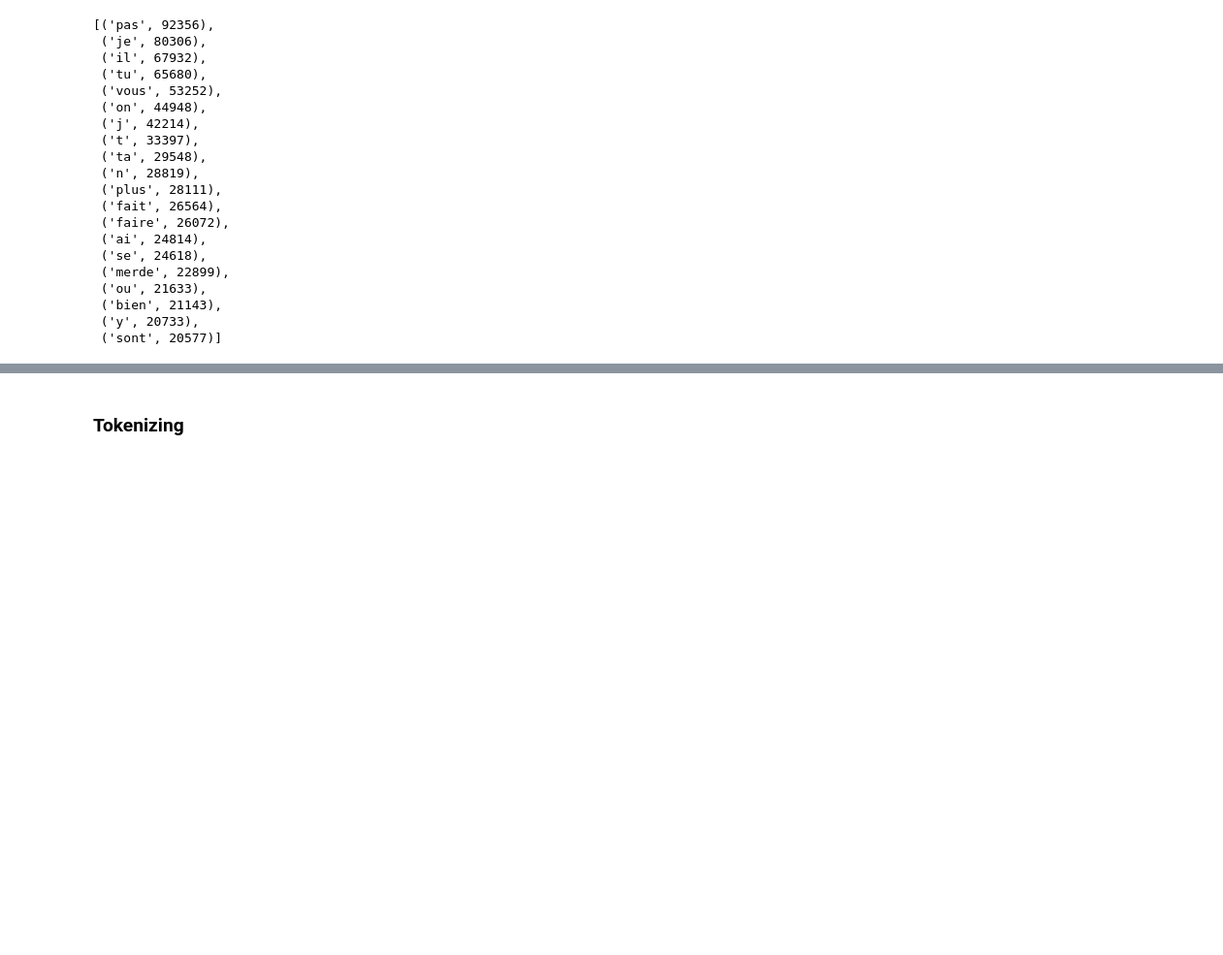
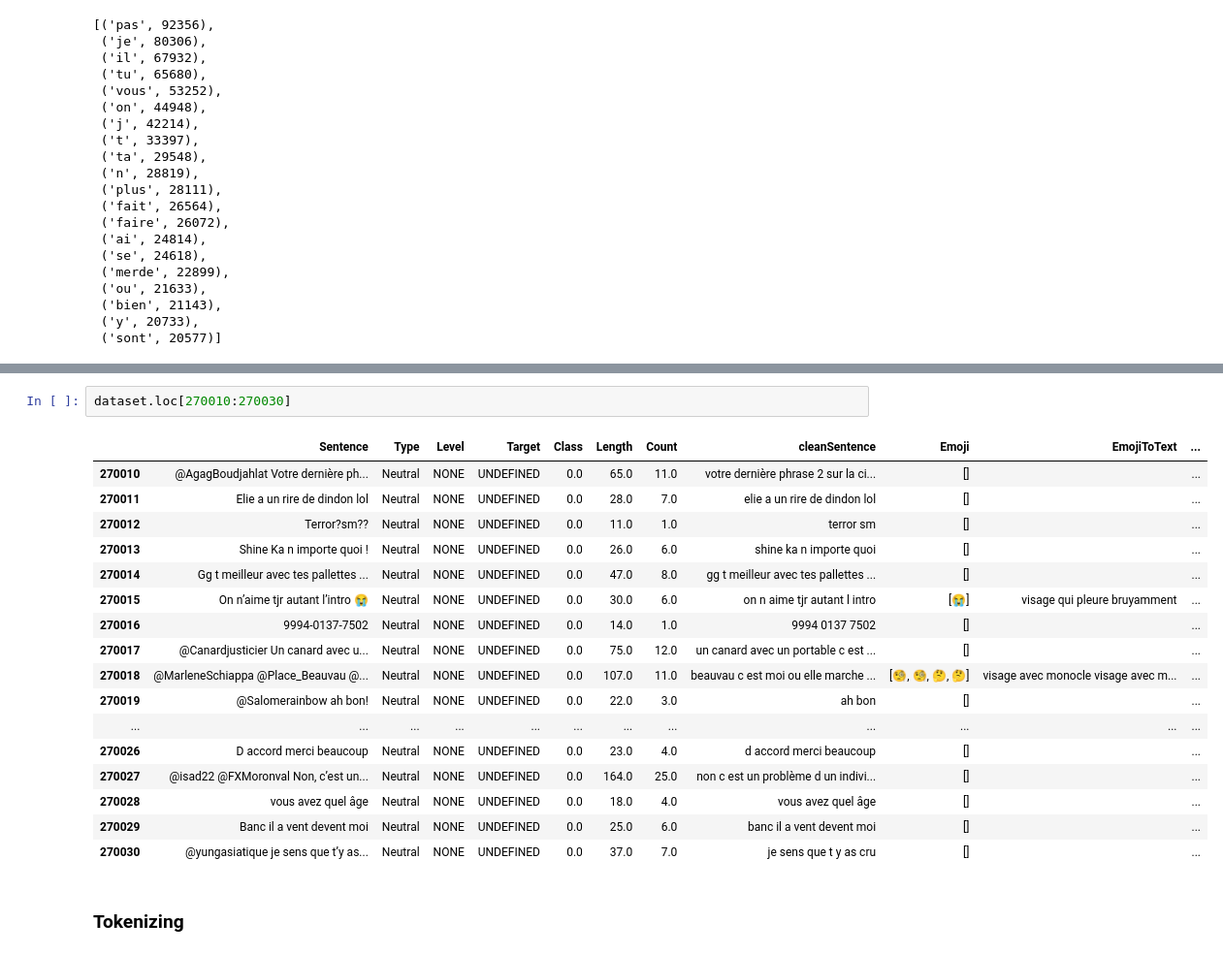
Before and after one commit to d-roland/toxicityDetection, a Jupyter notebook: CS224n_Toxicity_Detection.ipynb, the cells around one changed output, grey strips where cells are left out. Shown at 97% size. Cells and saved outputs as stored; diff of their text form; blank space fills up the shorter version.

```diff
--- a/CS224n_Toxicity_Detection.ipynb
+++ b/CS224n_Toxicity_Detection.ipynb
@@ -604,3 +625,23 @@ cnt_frq.most_common(20)
+# %%
+dataset.loc[270010:270030]
+# %% [output]
+|  | Sentence | Type | Level | Target | Class | Length | Count | cleanSentence | Emoji | EmojiToText | ... |
+| 270010 | @AgagBoudjahlat Votre dernière ph... | Neutral | NONE | UNDEFINED | 0.0 | 65.0 | 11.0 | votre dernière phrase 2 sur la ci... | [] |  | ... |
+| 270011 | Elie a un rire de dindon lol | Neutral | NONE | UNDEFINED | 0.0 | 28.0 | 7.0 | elie a un rire de dindon lol | [] |  | ... |
+| 270012 | Terror?sm?? | Neutral | NONE | UNDEFINED | 0.0 | 11.0 | 1.0 | terror sm | [] |  | ... |
+| 270013 | Shine Ka n importe quoi ! | Neutral | NONE | UNDEFINED | 0.0 | 26.0 | 6.0 | shine ka n importe quoi | [] |  | ... |
+| 270014 | Gg t meilleur avec tes pallettes ... | Neutral | NONE | UNDEFINED | 0.0 | 47.0 | 8.0 | gg t meilleur avec tes pallettes ... | [] |  | ... |
+| 270015 | On n’aime tjr autant l’intro 😭 | Neutral | NONE | UNDEFINED | 0.0 | 30.0 | 6.0 | on n aime tjr autant l intro | [😭] | visage qui pleure bruyamment | ... |
+| 270016 | 9994-0137-7502 | Neutral | NONE | UNDEFINED | 0.0 | 14.0 | 1.0 | 9994 0137 7502 | [] |  | ... |
+| 270017 | @Canardjusticier Un canard avec u... | Neutral | NONE | UNDEFINED | 0.0 | 75.0 | 12.0 | un canard avec un portable c est ... | [] |  | ... |
+| 270018 | @MarleneSchiappa @Place_Beauvau @... | Neutral | NONE | UNDEFINED | 0.0 | 107.0 | 11.0 | beauvau c est moi ou elle marche ... | [🧐, 🧐, 🤔, 🤔] | visage avec monocle visage avec m... | ... |
+| 270019 | @Salomerainbow ah bon! | Neutral | NONE | UNDEFINED | 0.0 | 22.0 | 3.0 | ah bon | [] |  | ... |
+| ... | ... | ... | ... | ... | ... | ... | ... | ... | ... | ... | ... |
+| 270026 | D accord merci beaucoup | Neutral | NONE | UNDEFINED | 0.0 | 23.0 | 4.0 | d accord merci beaucoup | [] |  | ... |
+| 270027 | @isad22 @FXMoronval Non, c’est un... | Neutral | NONE | UNDEFINED | 0.0 | 164.0 | 25.0 | non c est un problème d un indivi... | [] |  | ... |
+| 270028 | vous avez quel âge | Neutral | NONE | UNDEFINED | 0.0 | 18.0 | 4.0 | vous avez quel âge | [] |  | ... |
+| 270029 | Banc il a vent devent moi | Neutral | NONE | UNDEFINED | 0.0 | 25.0 | 6.0 | banc il a vent devent moi | [] |  | ... |
+| 270030 | @yungasiatique je sens que t’y as... | Neutral | NONE | UNDEFINED | 0.0 | 37.0 | 7.0 | je sens que t y as cru | [] |  | ... |
 # %% [markdown]
 ### Tokenizing
 # %%
```
Also changed, not shown: parts of 66 cells of this notebook.
